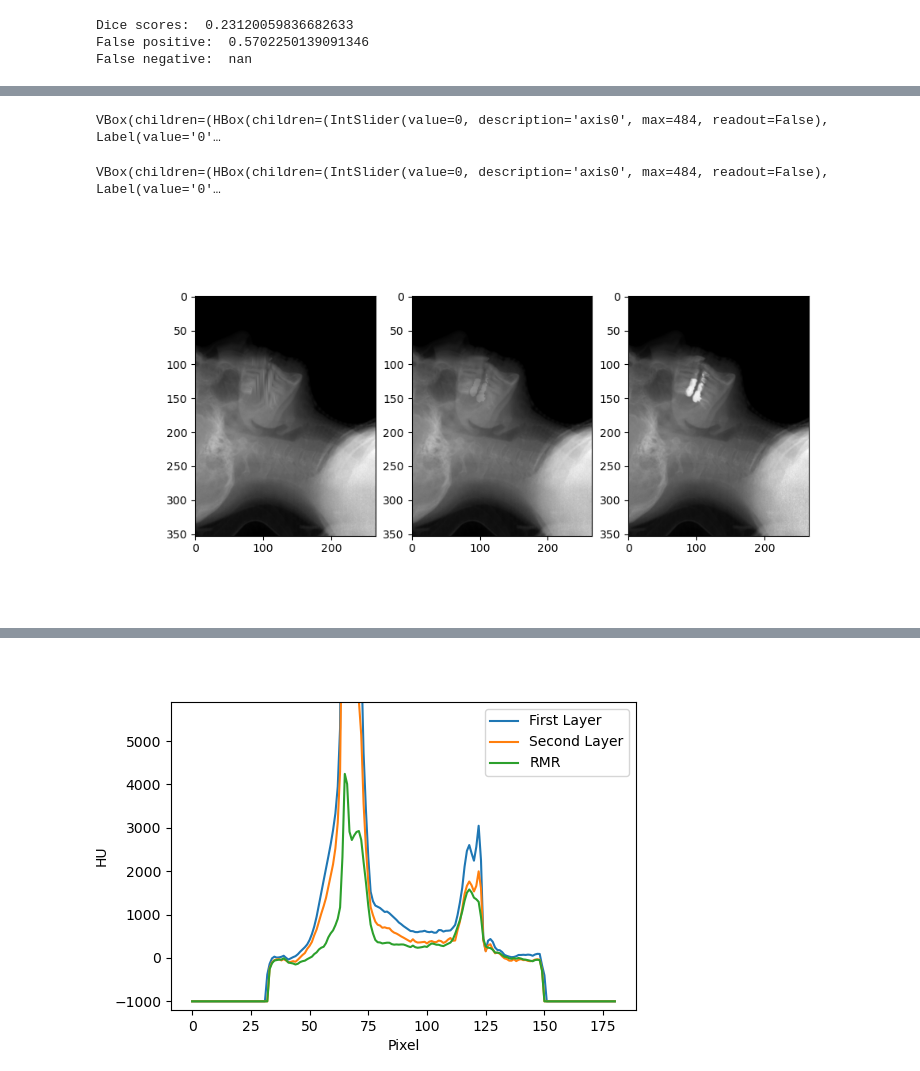
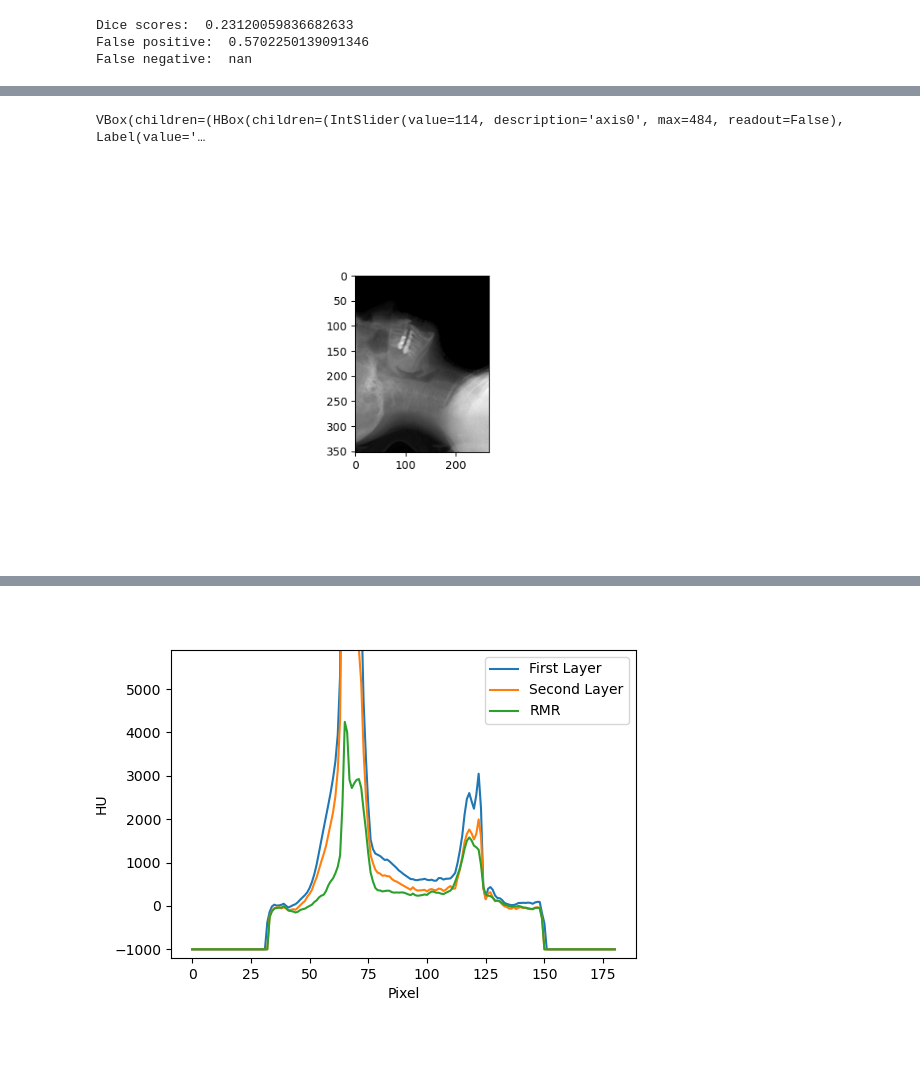
Before and after one commit to jerichooconnell/work-dfci, a Jupyter notebook: 3-jupyter_notebooks_paper/1-initial_CNS_and_MAR_pelvis/mar_matt_noml_aapm_clinical.ipynb, the cells around one changed output, grey strips where cells are left out. Cells and saved outputs as stored; diff of their text form; code cells hidden in the pictures; blank space fills up the shorter version.

```diff
--- a/3-jupyter_notebooks_paper/1-initial_CNS_and_MAR_pelvis/mar_matt_noml_aapm_clinical.ipynb
+++ b/3-jupyter_notebooks_paper/1-initial_CNS_and_MAR_pelvis/mar_matt_noml_aapm_clinical.ipynb
@@ -695,3 +913,7 @@ secon_layer_dental_inplants_proj,secon_layer_dental_inplants_proj, xlow=xlow, xh
+# %%
+image_modified = first_layer_dental_inplants_proj.copy()
+
+image_modified[:, 60:260,xlow:xhigh] = results
 # %%
 im1 = images_LI_tr.T.copy()
 im2 = images_LI_tr2.T.copy()
@@ -703,0 +927,8 @@ image_filt = gaussian_filter((im1 + im2)/2, sigma=1)
+# %%
+plt.figure()
+plt.subplot(131)
+cont = pli.hyperslicer(image_modified)
+plt.subplot(132)
+pli.hyperslicer(masks_all,controls=cont)
+plt.subplot(133)
+pli.hyperslicer(first_layer_dental_inplants_proj,controls=cont)
@@ -704,19 +939,24 @@ image_filt = gaussian_filter((im1 + im2)/2, sigma=1)
+# %%
+# image_filt = gaussian_filter((im1 + im2)/2, sigma=1)
+image_filt = gaussian_filter((images_LI_tr2 +  images_LI_tr + images_LI_tr3)/3,sigma=1).T
+# image_filt = ((images_LI_tr2 +  images_LI_tr3 )/2).T#+ images_LI_tr3)/3).T
 # %%
 plt.figure(figsize=(10,5))
-plt.subplot(131)
-cont = pli.hyperslicer(np.array(images_LI_tr).T,cmap='gray')
+# plt.subplot(141)
+# cont = pli.hyperslicer(np.array(images_LI_tr).T,cmap='gray')
 # plt.figure()
-summed = (np.array(images_LI_tr2).T +np.array(images_LI_tr).T)/2
+summed = (0.8*np.array(images_LI_tr3).T + 0.2*first_layer_dental_inplants_proj)# +np.array(images_LI_tr).T + np.array(images_LI_tr2).T)/3
 # image_filt[first_layer_dental_inplants_proj > 4] = 0.2*first_layer_dental_inplants_proj[first_layer_dental_inplants_proj > 4] + image_filt[first_layer_dental_inplants_proj > 4]
-summed[masks_all] = image_filt[masks_all]
-plt.subplot(132)
+summed = image_filt
+plt.subplot(142)
 pli.hyperslicer(summed,cmap='gray',controls=cont)
-plt.subplot(133)
-pli.hyperslicer(first_layer_dental_inplants_proj,cmap='gray',controls=cont)
+# plt.subplot(143)
+# pli.hyperslicer(np.array(masks_all, dtype=int) + mask_gts,cmap='gray',controls=cont)
+# plt.subplot(144)
+# pli.hyperslicer(first_layer_dental_inplants_proj,cmap='gray',controls=cont)
 # %% [output]
-VBox(children=(HBox(children=(IntSlider(value=0, description='axis0', max=484, readout=False), Label(value='0'…
+VBox(children=(HBox(children=(IntSlider(value=114, description='axis0', max=484, readout=False), Label(value='…
-VBox(children=(HBox(children=(IntSlider(value=0, description='axis0', max=484, readout=False), Label(value='0'…
-[figure, old version]
+[figure, new version]
 # %%
 geo = tigre.geometry_default()
 # %%
```
Also changed, not shown: parts of 14 cells of this notebook, 1 other file.
